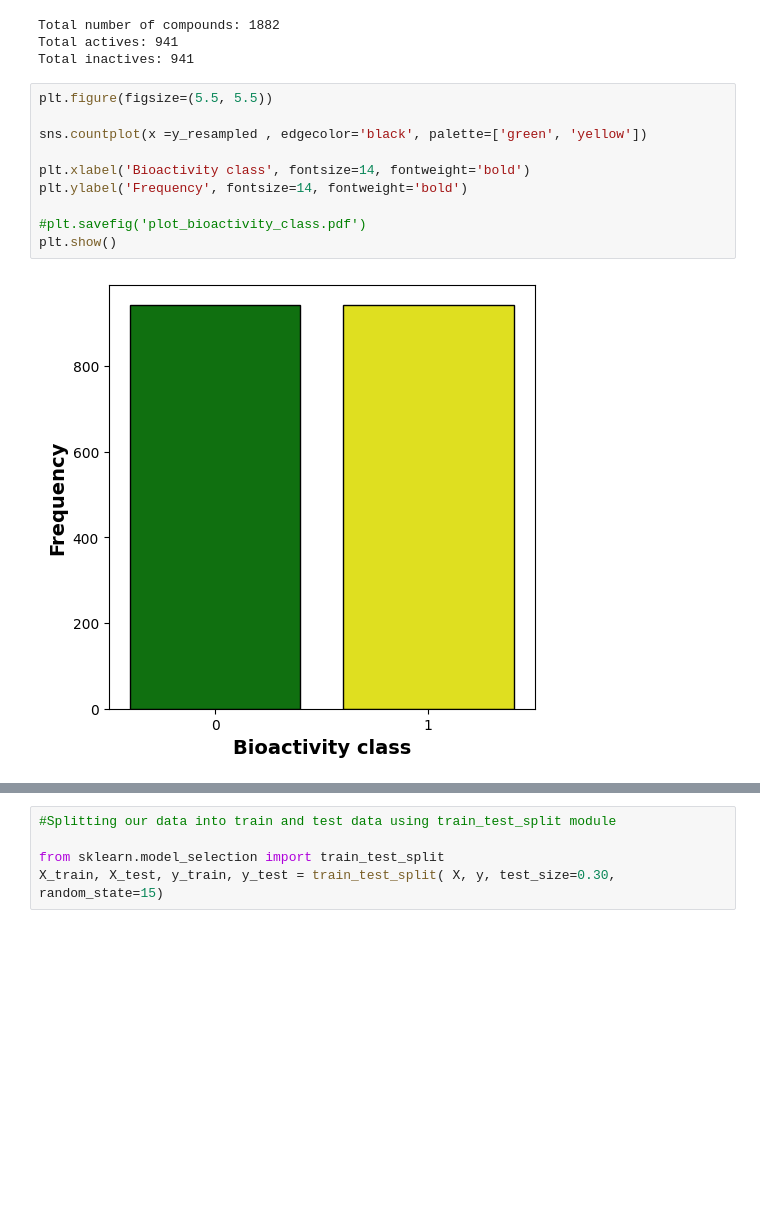
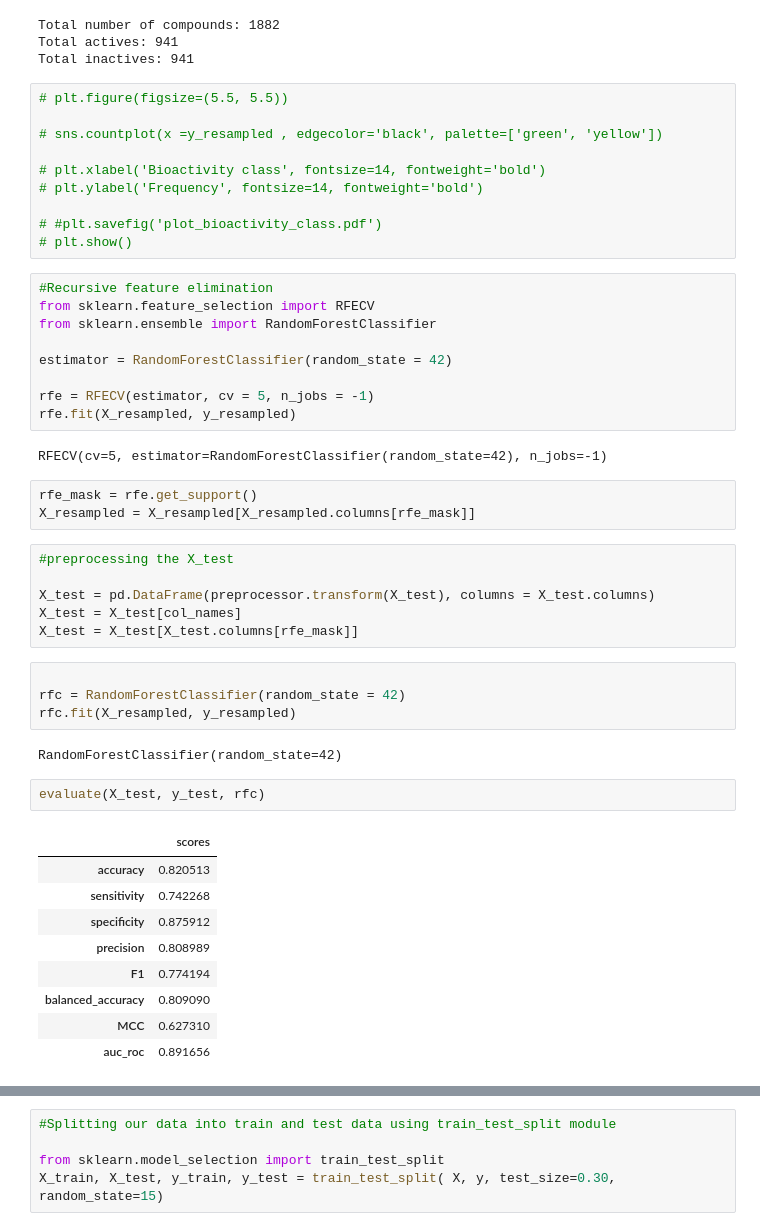
Before and after one commit to EugeneLamptey/VP16, a Jupyter notebook: feature_engineering_with_mordred.ipynb, the cells around one changed output, grey strips where cells are left out. Saved outputs shown, nothing was run; the diff lists cells and outputs as text; blank space fills up the shorter version.

Commit message:
modified feature selection process

```diff
--- a/feature_engineering_with_mordred.ipynb
+++ b/feature_engineering_with_mordred.ipynb
@@ -474,14 +408,50 @@ Total number of compounds: 1882
 Total actives: 941
 Total inactives: 941
 # %%
-plt.figure(figsize=(5.5, 5.5))
+# plt.figure(figsize=(5.5, 5.5))
 
-sns.countplot(x =y_resampled , edgecolor='black', palette=['green', 'yellow'])
+# sns.countplot(x =y_resampled , edgecolor='black', palette=['green', 'yellow'])
 
-plt.xlabel('Bioactivity class', fontsize=14, fontweight='bold')
-plt.ylabel('Frequency', fontsize=14, fontweight='bold')
+# plt.xlabel('Bioactivity class', fontsize=14, fontweight='bold')
+# plt.ylabel('Frequency', fontsize=14, fontweight='bold')
 
-#plt.savefig('plot_bioactivity_class.pdf')
-plt.show()
+# #plt.savefig('plot_bioactivity_class.pdf')
+# plt.show()
-# %% [output]
-[figure, removed]
+# %%
+#Recursive feature elimination
+from sklearn.feature_selection import RFECV
+from sklearn.ensemble import RandomForestClassifier
+
+estimator = RandomForestClassifier(random_state = 42)
+
+rfe = RFECV(estimator, cv = 5, n_jobs = -1)
+rfe.fit(X_resampled, y_resampled)
+# %% [output]
+RFECV(cv=5, estimator=RandomForestClassifier(random_state=42), n_jobs=-1)
+# %%
+rfe_mask = rfe.get_support()
+X_resampled = X_resampled[X_resampled.columns[rfe_mask]]
+# %%
+#preprocessing the X_test
+
+X_test = pd.DataFrame(preprocessor.transform(X_test), columns = X_test.columns)
+X_test = X_test[col_names]
+X_test = X_test[X_test.columns[rfe_mask]]
+# %%
+
+rfc = RandomForestClassifier(random_state = 42)
+rfc.fit(X_resampled, y_resampled)
+# %% [output]
+RandomForestClassifier(random_state=42)
+# %%
+evaluate(X_test, y_test, rfc)
+# %% [output]
+|  | scores |
+| accuracy | 0.820513 |
+| sensitivity | 0.742268 |
+| specificity | 0.875912 |
+| precision | 0.808989 |
+| F1 | 0.774194 |
+| balanced_accuracy | 0.809090 |
+| MCC | 0.627310 |
+| auc_roc | 0.891656 |
```
Also changed, not shown: parts of 29 cells of this notebook.
